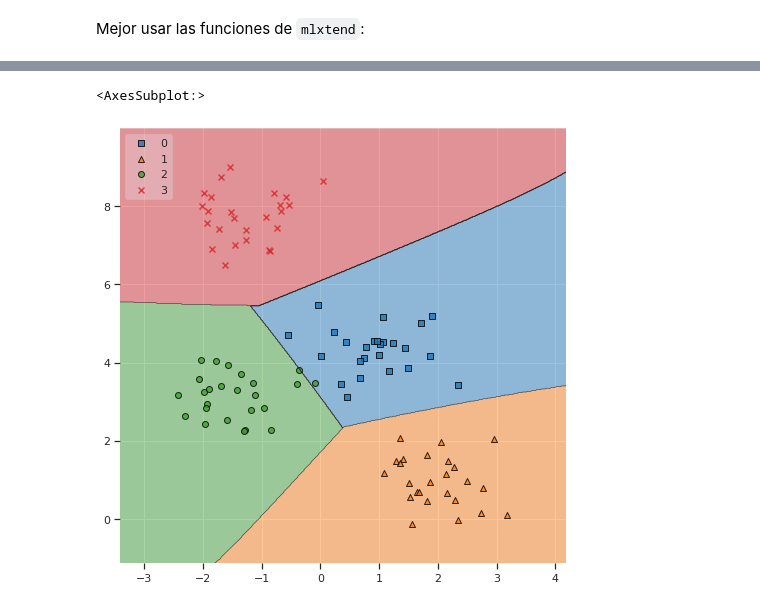
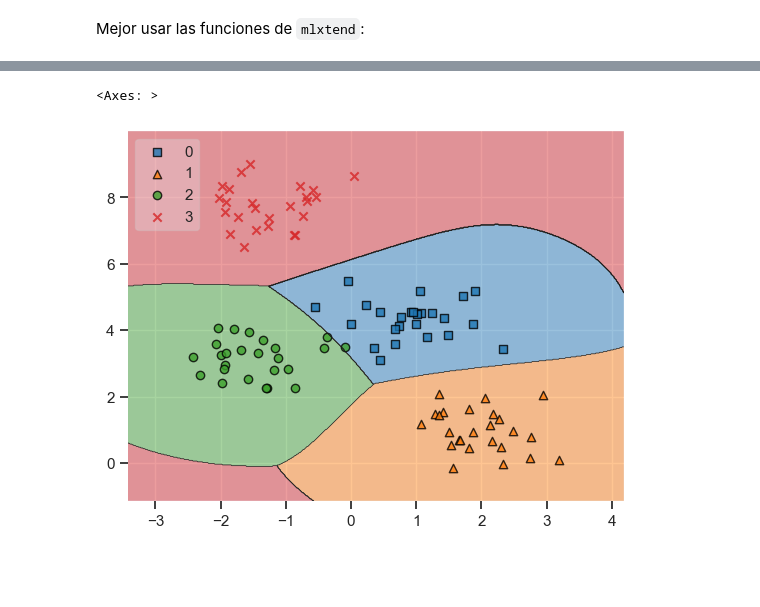
Before and after one commit to victorm0202/curso_ML_metagenomica, a Jupyter notebook: notebooks/SVM.ipynb, the cells around one changed output, grey strips where cells are left out. Saved outputs shown, nothing was run; the diff lists cells and outputs as text; code cells hidden in the pictures; blank space fills up the shorter version.

```diff
--- a/notebooks/SVM.ipynb
+++ b/notebooks/SVM.ipynb
@@ -214,7 +214,7 @@ plot_decision_regions(X, y, clf=svm, legend=2)
 # %%
-svm = SVC(kernel='rbf', gamma=.1, C=.1).fit(X, y)
+svm = SVC(kernel='rbf', gamma=.5, C=.1).fit(X, y)
 
 plot_decision_regions(X, y, clf=svm, legend=2)
 # %% [output]
-<AxesSubplot:>
+<Axes: >
-[figure, old version]
+[figure, new version]
```
Also changed, not shown: parts of 4 cells of this notebook, 2 other files.
